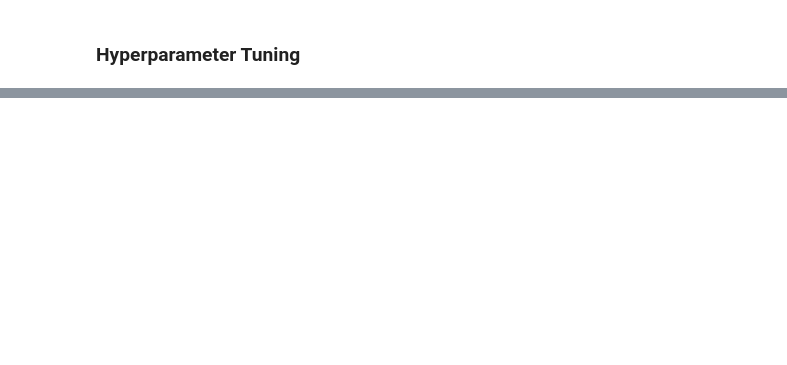
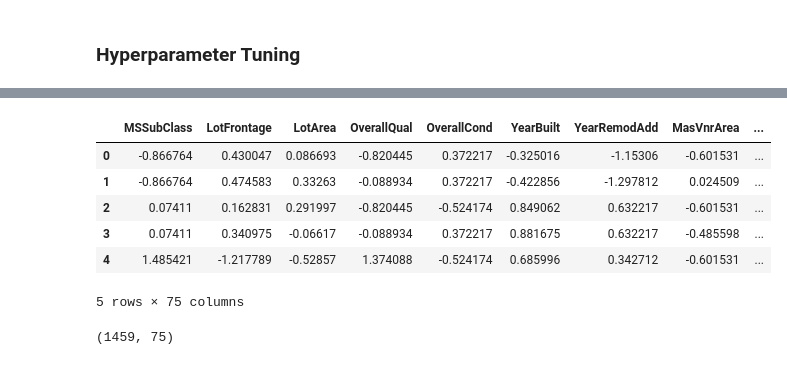
Before and after one commit to tahaftm/Kaggle-Competitions, a Jupyter notebook: House Prices - Advanced Regression Techniques/implementation.ipynb, the cells around one changed output, grey strips where cells are left out. Drawn from its saved outputs; the diff is of its cells as text; code cells hidden in the pictures; blank space fills up the shorter version.

```diff
--- a/House Prices - Advanced Regression Techniques/implementation.ipynb
+++ b/House Prices - Advanced Regression Techniques/implementation.ipynb
@@ -378,0 +433,12 @@ Gradient Boosting
+# %%
+testing_data = pd.DataFrame(cleaning_data.transform(test),columns = cols)
+# %%
+testing_data.head()
+# %% [output]
+|  | MSSubClass | LotFrontage | LotArea | OverallQual | OverallCond | YearBuilt | YearRemodAdd | MasVnrArea | ... |
+| 0 | -0.866764 | 0.430047 | 0.086693 | -0.820445 | 0.372217 | -0.325016 | -1.15306 | -0.601531 | ... |
+| 1 | -0.866764 | 0.474583 | 0.33263 | -0.088934 | 0.372217 | -0.422856 | -1.297812 | 0.024509 | ... |
+| 2 | 0.07411 | 0.162831 | 0.291997 | -0.820445 | -0.524174 | 0.849062 | 0.632217 | -0.601531 | ... |
+| 3 | 0.07411 | 0.340975 | -0.06617 | -0.088934 | 0.372217 | 0.881675 | 0.632217 | -0.485598 | ... |
+| 4 | 1.485421 | -1.217789 | -0.52857 | 1.374088 | -0.524174 | 0.685996 | 0.342712 | -0.601531 | ... |
+5 rows × 75 columns
@@ -378,0 +449,4 @@ Gradient Boosting
+# %%
+testing_data.shape
+# %% [output]
+(1459, 75)
```
Also changed, not shown: parts of 18 cells of this notebook, 3 other files.
